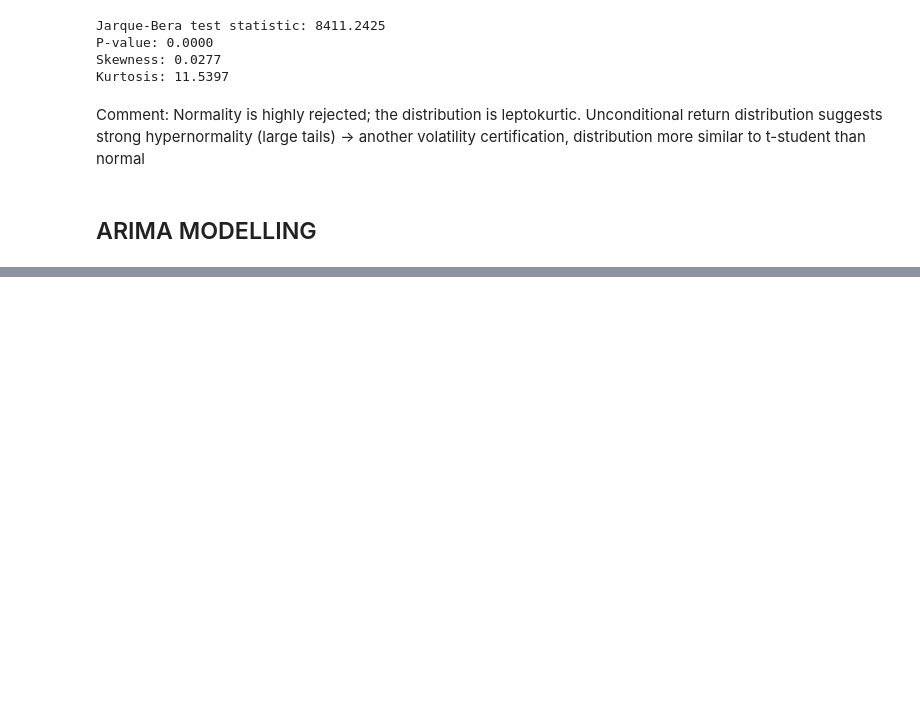
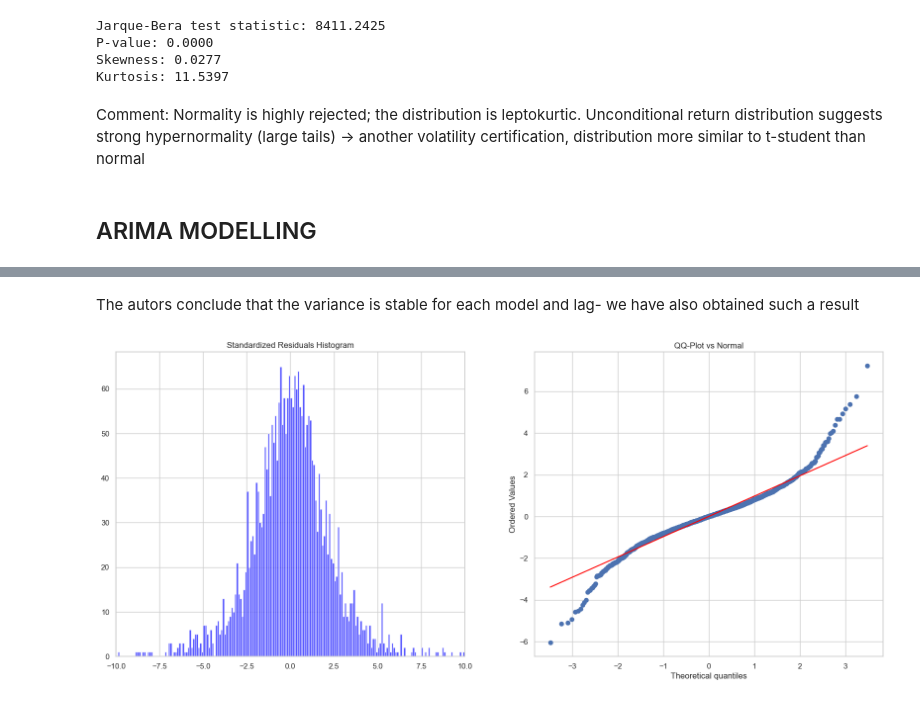
Before and after one commit to MrMajszi/RR_Project, a Jupyter notebook: Financial-TSA-GARCH-models_Python.ipynb, the cells around one changed output, grey strips where cells are left out. Cells and saved outputs as stored; diff of their text form; code cells hidden in the pictures; blank space fills up the shorter version.

```diff
--- a/Financial-TSA-GARCH-models_Python.ipynb
+++ b/Financial-TSA-GARCH-models_Python.ipynb
@@ -601,0 +934,2 @@ strong hypernormality (large tails) -> another volatility certification, distrib
+# %% [markdown]
+The autors conclude that the variance is stable for each model and lag- we have also obtained such a result
@@ -601,0 +953,23 @@ strong hypernormality (large tails) -> another volatility certification, distrib
+# %%
+# Scale the residuals (standardize)
+scaler = StandardScaler()
+res_std_scaled = scaler.fit_transform(res_std.reshape(-1, 1)).flatten()
+
+fig, axs = plt.subplots(1, 2, figsize=(20, 8))
+
+# Histogram of standardized residuals
+axs[0].hist(res_std, bins=200, range=(-10, 10), color='blue', alpha=0.7)
+axs[0].set_title('Standardized Residuals Histogram')
+axs[0].set_xlim(-10, 10)
+
+# QQ-plot vs Normal
+probplot(res_std_scaled, dist="norm", plot=axs[1])
+axs[1].get_lines()[1].set_color('red')
+axs[1].set_title("QQ-Plot vs Normal")
+
+# Save figure
+output_folder = "TSA_GARCH_files_Python"
+os.makedirs(output_folder, exist_ok=True)
+plt.savefig(f"{output_folder}/Hist_and_QQ_returns.png", dpi=300)
+# %% [output]
+[figure, added]
```
Also changed, not shown: parts of 39 cells of this notebook, 4 other files.
